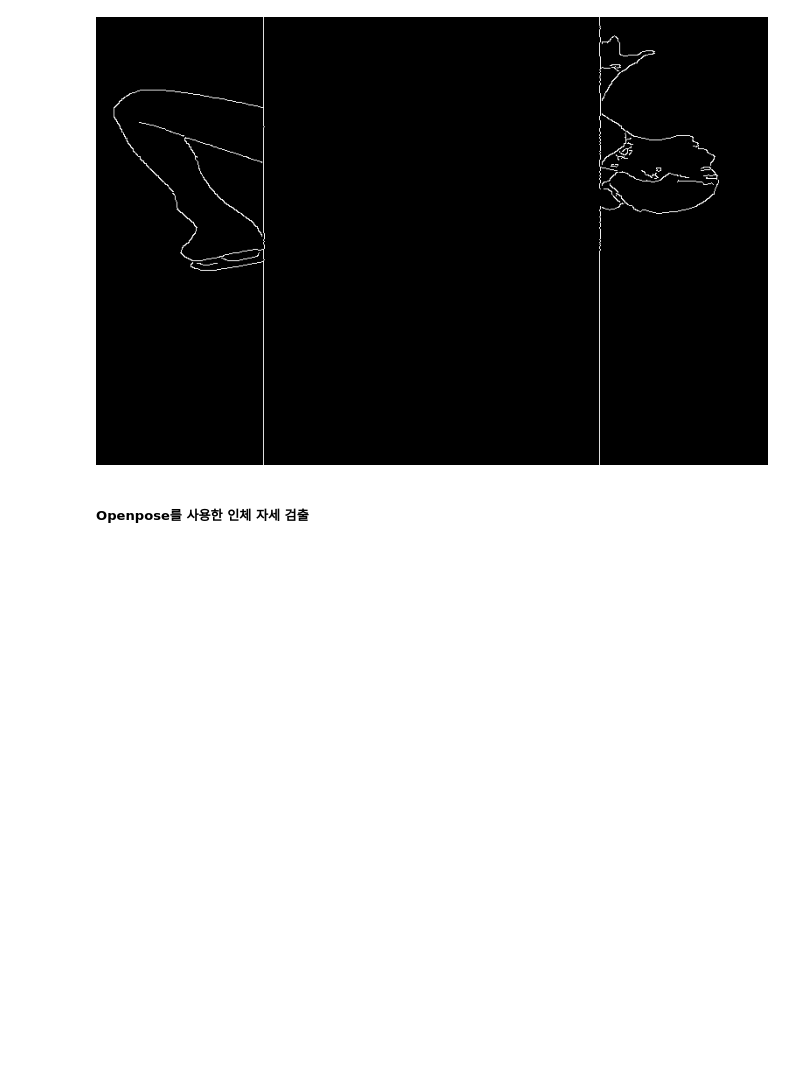
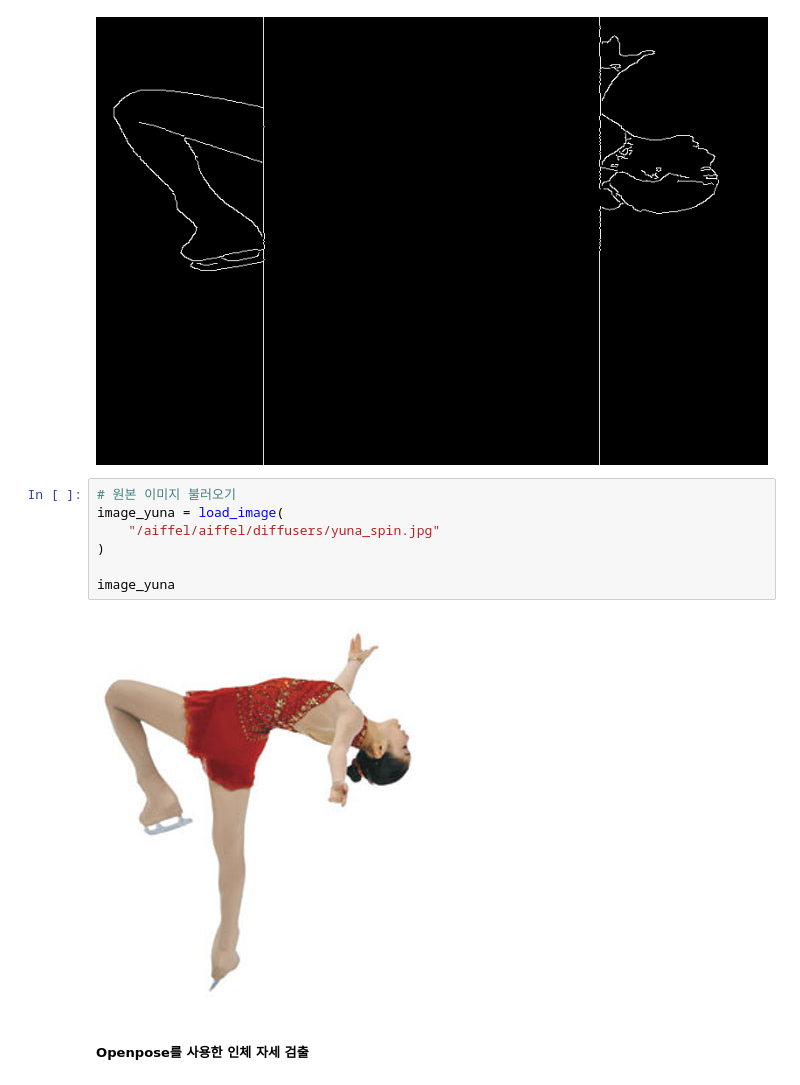
Before and after one commit to design-behavior/AIFFEL_quest_cr, a Jupyter notebook: Exploration/Quest06/EXP06_ControlNet.ipynb, the cells around one changed output. Cells and saved outputs as stored; diff of their text form; blank space fills up the shorter version.

```diff
--- a/Exploration/Quest06/EXP06_ControlNet.ipynb
+++ b/Exploration/Quest06/EXP06_ControlNet.ipynb
@@ -251,6 +277,15 @@ canny_image = Image.fromarray(canny_image)  # NumPy 배열을 PIL 이미지로
 canny_image
 # %% [output]
 [figure]
+# %%
+# 원본 이미지 불러오기
+image_yuna = load_image(
+    "/aiffel/aiffel/diffusers/yuna_spin.jpg"
+)
+
+image_yuna
+# %% [output]
+[figure, added]
 # %% [markdown]
 ##### Openpose를 사용한 인체 자세 검출
 # %%
```
Also changed, not shown: parts of 2 cells of this notebook.
